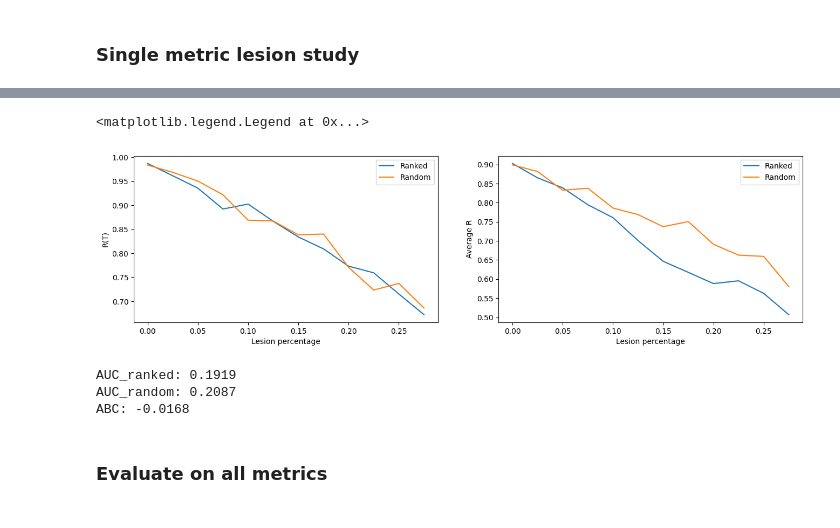
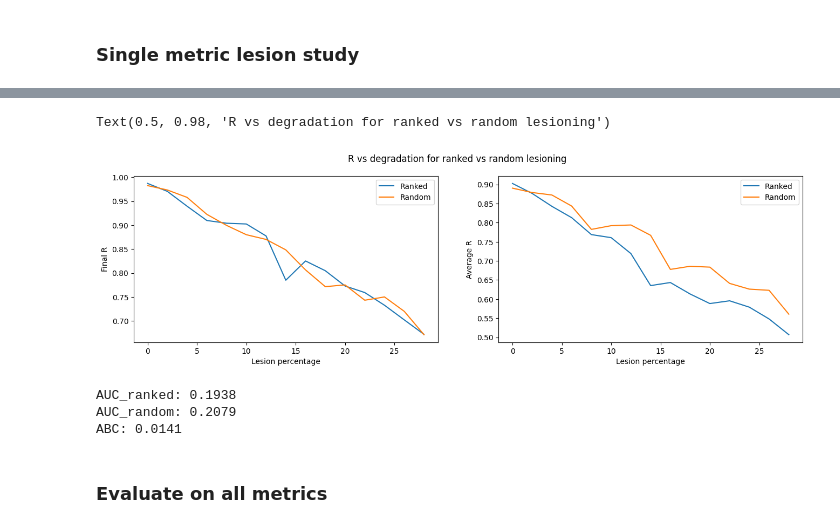
Before and after one commit to adamLastovka/KuramotoNeuralSimulations, a Jupyter notebook: Notebooks/06_lesion_studies.ipynb, the cells around one changed output, grey strips where cells are left out. Drawn from its saved outputs; the diff is of its cells as text; code cells hidden in the pictures.

Commit message:
Added multiple repeats for random leasining

```diff
--- a/Notebooks/06_lesion_studies.ipynb
+++ b/Notebooks/06_lesion_studies.ipynb
@@ -200,6 +200,8 @@ metrics = {
 
 K_base = sim.coupling.K
 params_orig = sim.params
+
+N_RANDOM_REPEATS = 5
 # %% [markdown]
 ### Single metric lesion study
 # %%
@@ -215,19 +217,25 @@ res_ranked_lesion, alpha_ranked, K_lesioned_ranked = run_lesion_study(sim, metri
 plot_lesioned_coupling(alpha_ranked, K_base, K_lesioned_ranked, grid_shape, title="Ranked lesioning")
 
 # Lesion 10% of nodes randomly
-res_random_lesion, alpha_random, K_lesioned_random = run_lesion_study(sim, "random", lesion_frac, lesion_strength, T_END, dt, RNG)
+R_random_lesion = np.zeros((len(ts), N_RANDOM_REPEATS))
+for i in range(N_RANDOM_REPEATS):
+    res_random_lesion, alpha_random, K_lesioned_random = run_lesion_study(sim, "random", lesion_frac, lesion_strength, T_END, dt, RNG)
+    R_random_lesion[:, i] = order_parameter(res_random_lesion["theta"])[0]
 plot_lesioned_coupling(alpha_random, K_base, K_lesioned_random, grid_shape, title="Random lesioning")
 
 # Compare R vs t for base and lesioned sim
 R_base, _ = order_parameter(res_base["theta"])
 R_ranked_lesion, _ = order_parameter(res_ranked_lesion["theta"])
-R_random_lesion, _ = order_parameter(res_random_lesion["theta"])
 ts = res_base["ts"]
 
 fig, ax = plt.subplots(figsize=(8, 4))
 ax.plot(ts, R_base, label="base")
 ax.plot(ts, R_ranked_lesion, label=f"lesioned (top {lesion_frac:.0%} by eigenvector on $C_{{avg}}$)")
-ax.plot(ts, R_random_lesion, label=f"lesioned (random {lesion_frac:.0%})")
+for i in range(N_RANDOM_REPEATS):
+    if i == 0:
+        ax.plot(ts, R_random_lesion[:, i], label=f"lesioned (random {lesion_frac:.0%})", linestyle="--", color="C2", alpha=0.5)
+    else:
+        ax.plot(ts, R_random_lesion[:, i], linestyle="--", color="C2", alpha=0.5)
 ax.set_xlabel("t")
 ax.set_ylabel("R(t)")
 ax.set_title("Global order parameter")
@@ -241,39 +249,43 @@ plt.show()
 # %%
 # Compute R final/ R_avg vs lesion %
-lesion_fracs = np.arange(0, 0.3, 0.025)
+lesion_fracs = np.arange(0, 0.3, 0.02)
 
 R_final_ranked = []
 R_avg_ranked = []
 R_final_random = []
 R_avg_random = []
 
 for lesion_frac in lesion_fracs:
     res_ranked_lesion, alpha_ranked, K_lesioned_ranked = run_lesion_study(sim, metric, lesion_frac, lesion_strength, T_END, dt, RNG)
-    res_random_lesion, alpha_random, K_lesioned_random = run_lesion_study(sim, "random", lesion_frac, lesion_strength, T_END, dt, RNG)
+    R_ranked_lesion, _ = order_parameter(res_ranked_lesion["theta"])
 
-    R_ranked_lesion, _ = order_parameter(res_ranked_lesion["theta"])
-    R_random_lesion, _ = order_parameter(res_random_lesion["theta"])
+    R_random_lesion = np.zeros((len(ts), N_RANDOM_REPEATS))
+    for i in range(N_RANDOM_REPEATS):
+        res_random_lesion, alpha_random, K_lesioned_random = run_lesion_study(sim, "random", lesion_frac, lesion_strength, T_END, dt, RNG)
+        R_random_lesion[:, i], _ = order_parameter(res_random_lesion["theta"])
+    R_random_lesion = np.mean(R_random_lesion, axis=1)
 
     R_final_ranked.append(R_ranked_lesion[-1])
     R_avg_ranked.append(np.mean(R_ranked_lesion))
     R_final_random.append(R_random_lesion[-1])
     R_avg_random.append(np.mean(R_random_lesion))
 
 fig, ax = plt.subplots(1,2, figsize=(16, 4))
 ax[0].plot(lesion_fracs*100, R_final_ranked, label="Ranked")
 ax[0].plot(lesion_fracs*100, R_final_random, label="Random")
 ax[0].set_xlabel("Lesion percentage")
 ax[0].set_ylabel("Final R")
 ax[0].legend()
 
 ax[1].plot(lesion_fracs*100, R_avg_ranked, label="Ranked")
 ax[1].plot(lesion_fracs*100, R_avg_random, label="Random")
 ax[1].set_xlabel("Lesion percentage")
 ax[1].set_ylabel("Average R")
 ax[1].legend()
+fig.suptitle("R vs degradation for ranked vs random lesioning")
 # %% [output]
-<matplotlib.legend.Legend at 0x...>
+Text(0.5, 0.98, 'R vs degradation for ranked vs random lesioning')
-[figure, old version]
+[figure, new version]
 # %%
 # Compute node importance metric scores
 # 1) Area under degradation curve (AUC) - Lower AUC means better metric (performance degrades faster)
@@ -287,9 +299,9 @@ print(f"AUC_ranked: {AUC_ranked:.4f}")
 print(f"AUC_random: {AUC_random:.4f}")
 print(f"ABC: {ABC:.4f}")
 # %% [output]
-AUC_ranked: 0.1919
-AUC_random: 0.2087
-ABC: -0.0168
+AUC_ranked: 0.1938
+AUC_random: 0.2079
+ABC: 0.0141
 # %% [markdown]
 ### Evaluate on all metrics
 # %%
```
Also changed, not shown: parts of 5 cells of this notebook.
